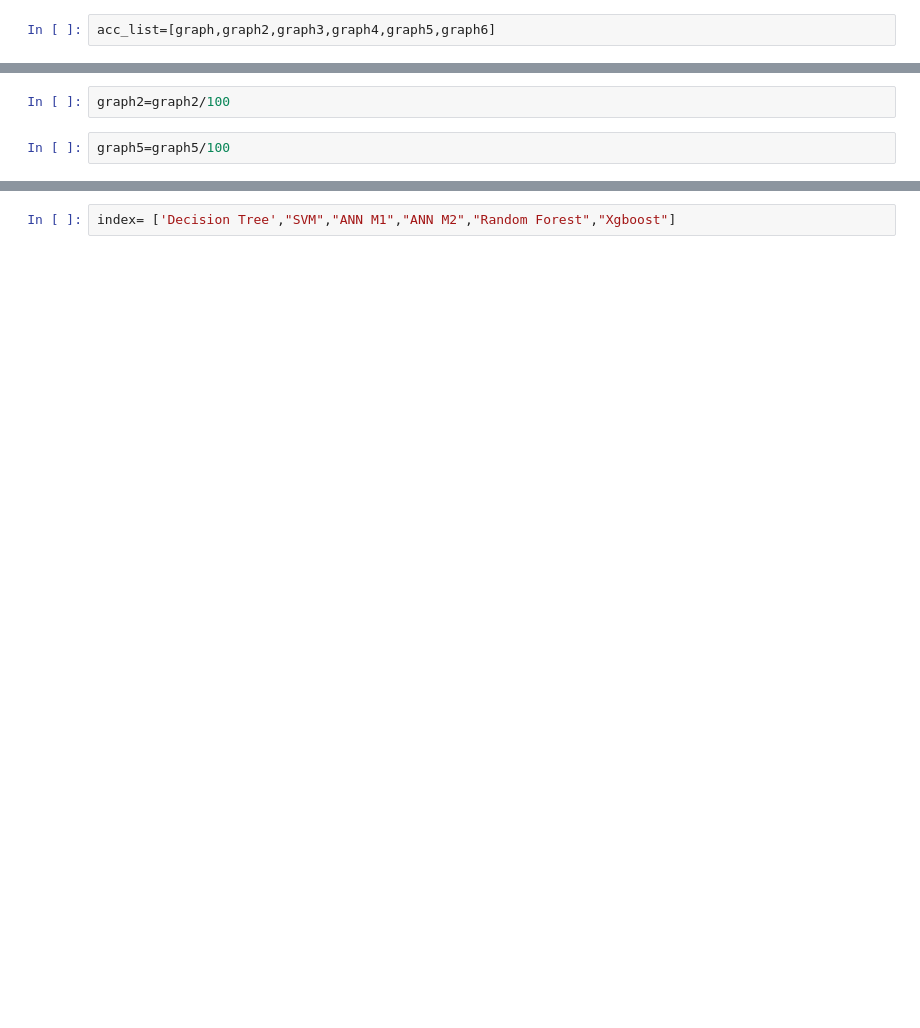
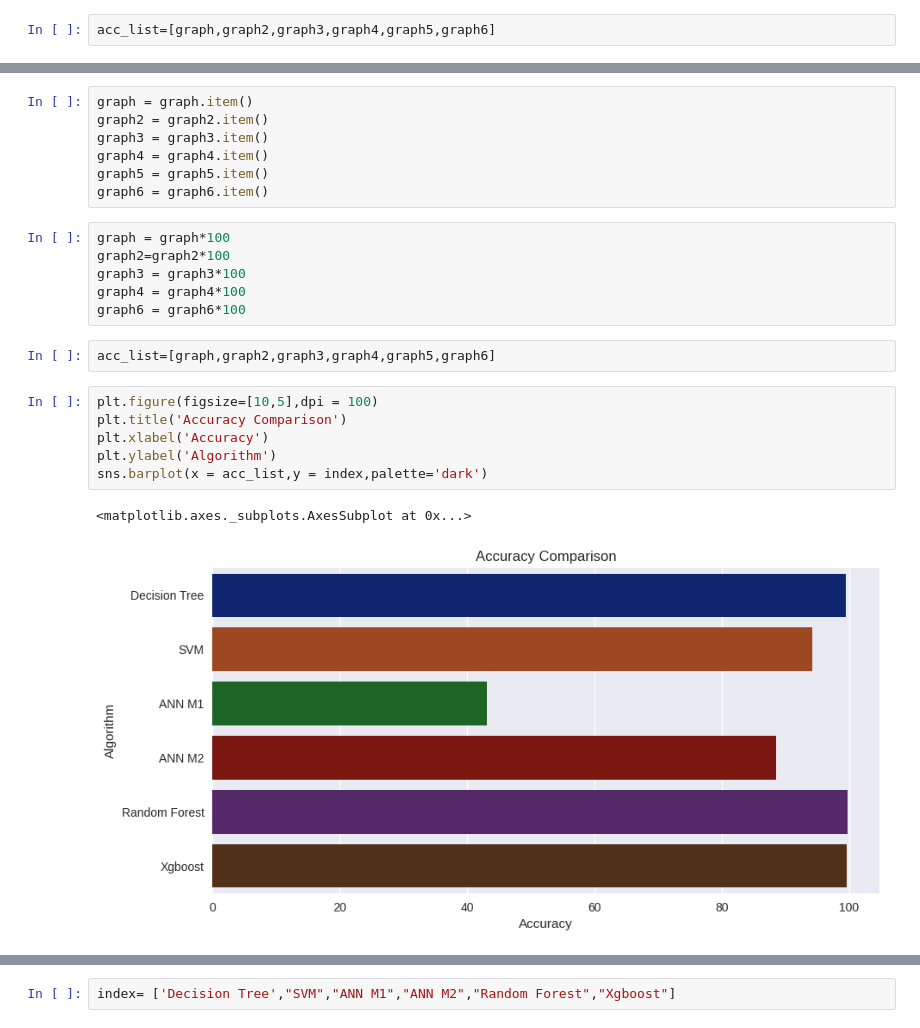
Before and after one commit to Sahitya777/CropRecommender-main, a Jupyter notebook: Final_Project.ipynb, the cells around one changed output, grey strips where cells are left out. Drawn from its saved outputs; the diff is of its cells as text; blank space fills up the shorter version.

```diff
--- a/Final_Project.ipynb
+++ b/Final_Project.ipynb
@@ -680,7 +692,27 @@ graph
-# %%
-graph2=graph2/100
-# %%
-graph5=graph5/100
+# %%
+graph = graph.item()
+graph2 = graph2.item()
+graph3 = graph3.item()
+graph4 = graph4.item()
+graph5 = graph5.item()
+graph6 = graph6.item()
+# %%
+graph = graph*100
+graph2=graph2*100
+graph3 = graph3*100
+graph4 = graph4*100
+graph6 = graph6*100
+# %%
+acc_list=[graph,graph2,graph3,graph4,graph5,graph6]
+# %%
+plt.figure(figsize=[10,5],dpi = 100)
+plt.title('Accuracy Comparison')
+plt.xlabel('Accuracy')
+plt.ylabel('Algorithm')
+sns.barplot(x = acc_list,y = index,palette='dark')
+# %% [output]
+<matplotlib.axes._subplots.AxesSubplot at 0x...>
+[figure, added]
 # %%
 acc_list
 # %% [output]
```
Also changed, not shown: parts of 42 cells of this notebook.
